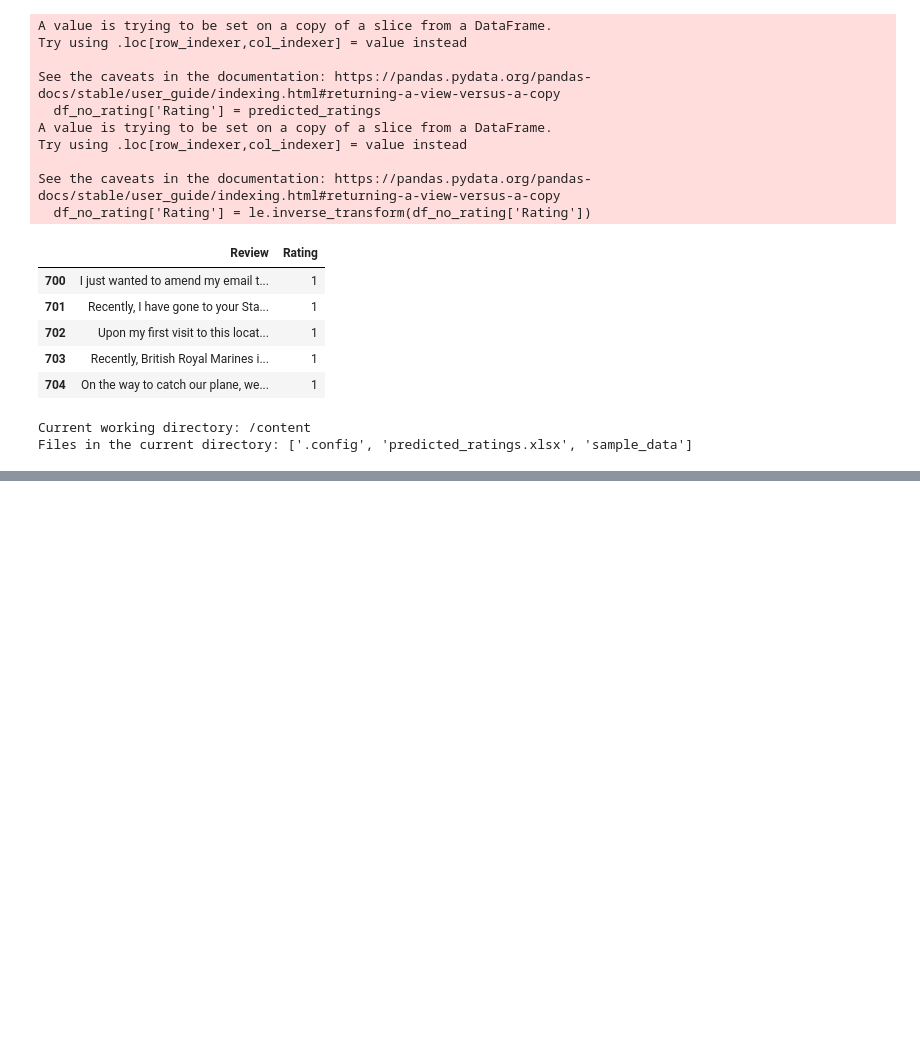
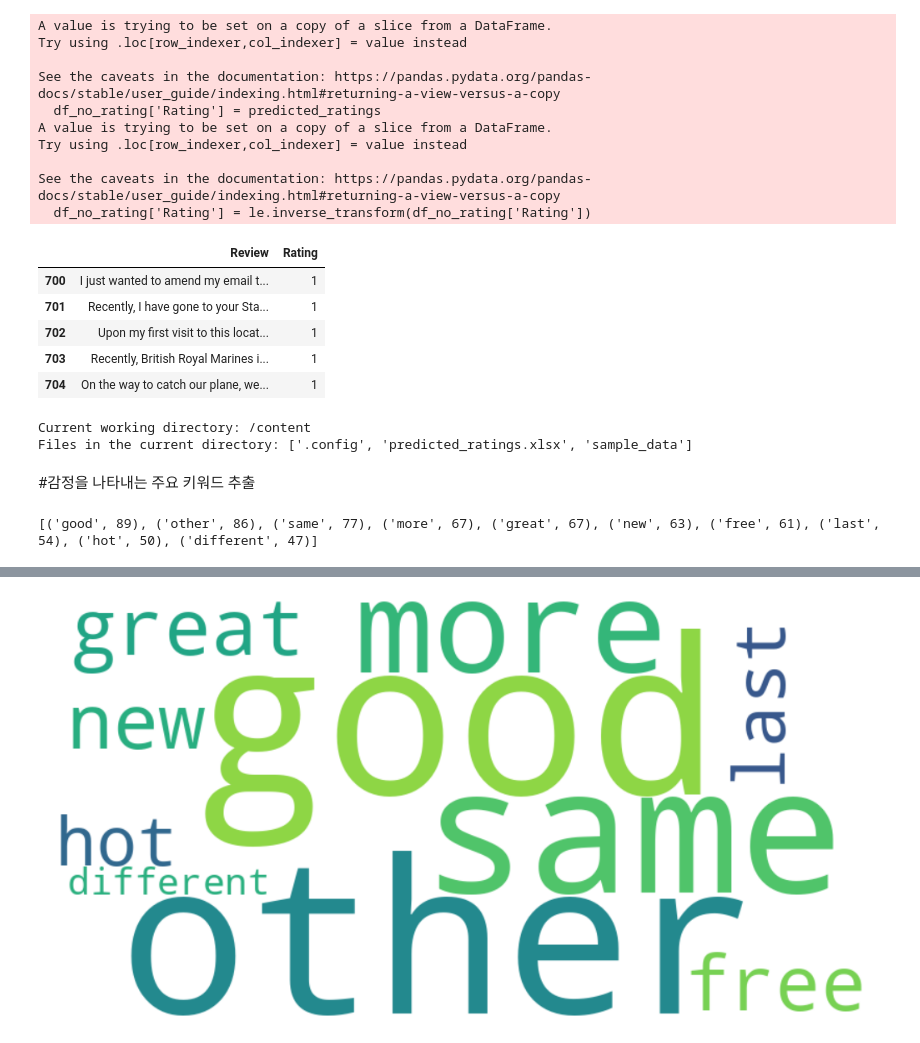
Before and after one commit to rich-hyun/Kuggle_9th_team_SAMTARBUCKS, a Jupyter notebook: jaehyunkim_NVL.ipynb, the cells around one changed output, grey strips where cells are left out. Cells and saved outputs as stored; diff of their text form; code cells hidden in the pictures; blank space fills up the shorter version.

Commit message:
김재현_감정을 나타내는 주요 키워드 추출, 워드클라우드 완성

```diff
--- a/jaehyunkim_NVL.ipynb
+++ b/jaehyunkim_NVL.ipynb
@@ -895,3 +996,53 @@ print("Files in the current directory:", files_in_directory)
 # %% [output]
 Current working directory: /content
 Files in the current directory: ['.config', 'predicted_ratings.xlsx', 'sample_data']
+# %% [markdown]
+#감정을 나타내는 주요 키워드 추출
+# %%
+# df_cleaned 데이터프레임의 'Review' 열을 사용
+reviews = df_cleaned['Review']
+
+# 감정 키워드 추출
+emotion_keywords = []
+for review in reviews:
+    blob = TextBlob(review)
+    # pos_tag를 사용하여 형용사만 추출
+    adjectives = [word for word, pos in blob.tags if pos in ('JJ', 'JJR', 'JJS')]
+    emotion_keywords.extend(adjectives)
+
+# 가장 흔한 10개의 형용사 찾기
+most_common_emotions = Counter(emotion_keywords).most_common(10)
+
+# 결과 출력
+print(most_common_emotions)
+# %% [output]
+[('good', 89), ('other', 86), ('same', 77), ('more', 67), ('great', 67), ('new', 63), ('free', 61), ('last', 54), ('hot', 50), ('different', 47)]
+# %%
+# 위에서 추출한 형용사와 그 빈도수를 딕셔너리로 변환합니다.
+data = {
+    'good': 89, 'other': 86, 'same': 77, 'more': 67, 'great': 67,
+    'new': 63, 'free': 61, 'last': 54, 'hot': 50, 'different': 47
+}
+
+# 워드 클라우드 객체를 생성합니다.
+wordcloud = WordCloud(width = 800, height = 400, background_color ='white')
+
+# 빈도수를 기반으로 워드 클라우드를 생성합니다.
+wordcloud.generate_from_frequencies(data)
+
+# 생성된 워드 클라우드를 시각화합니다.
+plt.figure(figsize = (10, 5), facecolor = None)
+plt.imshow(wordcloud, interpolation="bilinear")
+plt.axis("off")
+plt.tight_layout(pad = 0)
+
+# 이미지를 PNG 파일로 저장합니다.
+plt.savefig("wordcloud.png", format="png")
+
+# 저장된 이미지 파일을 다운로드합니다 (Colab 환경에서 실행하는 경우)
+from google.colab import files
+files.download("wordcloud.png")
+
+# 이미지를 저장하거나 보여줍니다.
+plt.show()
+# %% [output]
@@ -897,0 +1051 @@ Files in the current directory: ['.config', 'predicted_ratings.xlsx', 'sample_da
+[figure, added]
```
Also changed, not shown: parts of 5 cells of this notebook.
